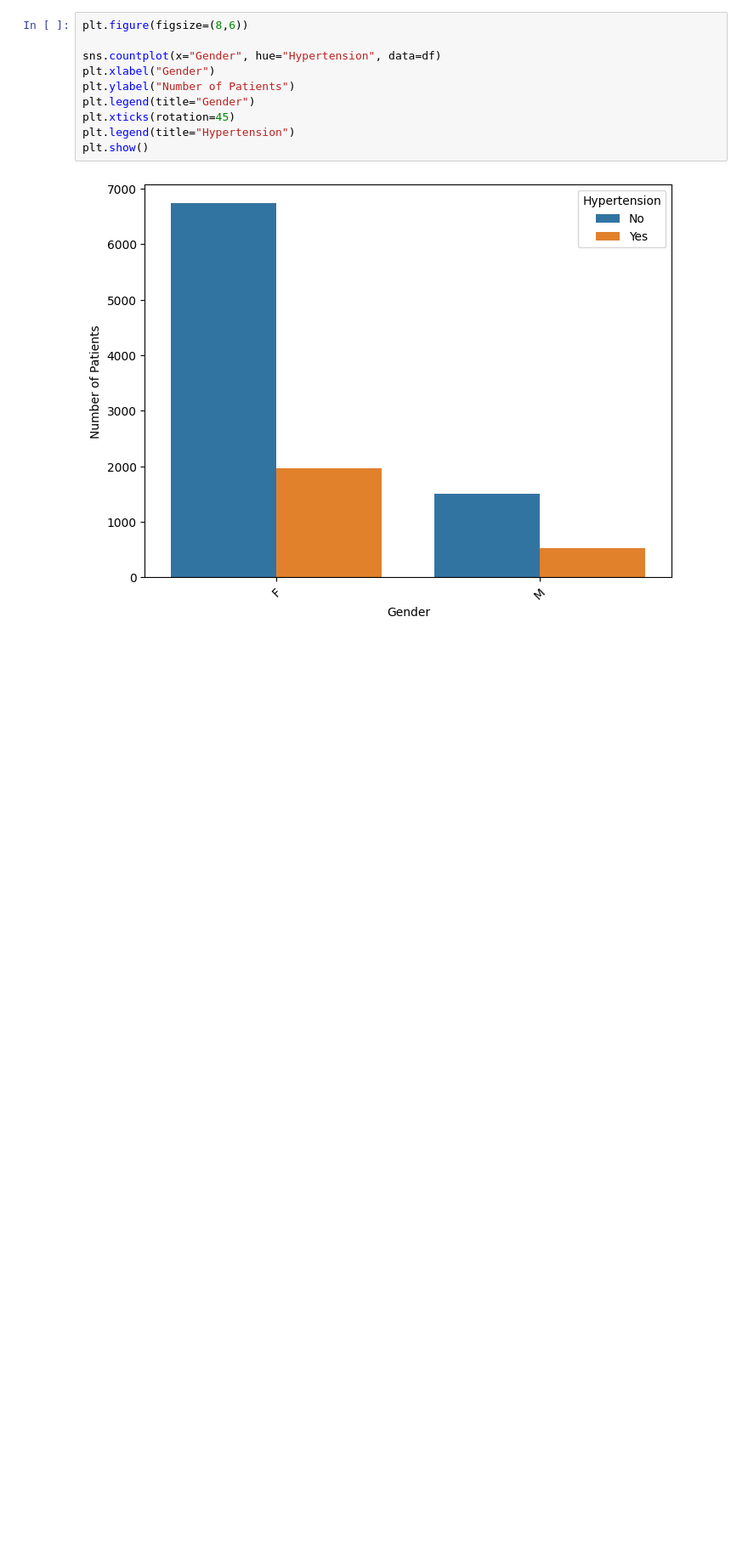
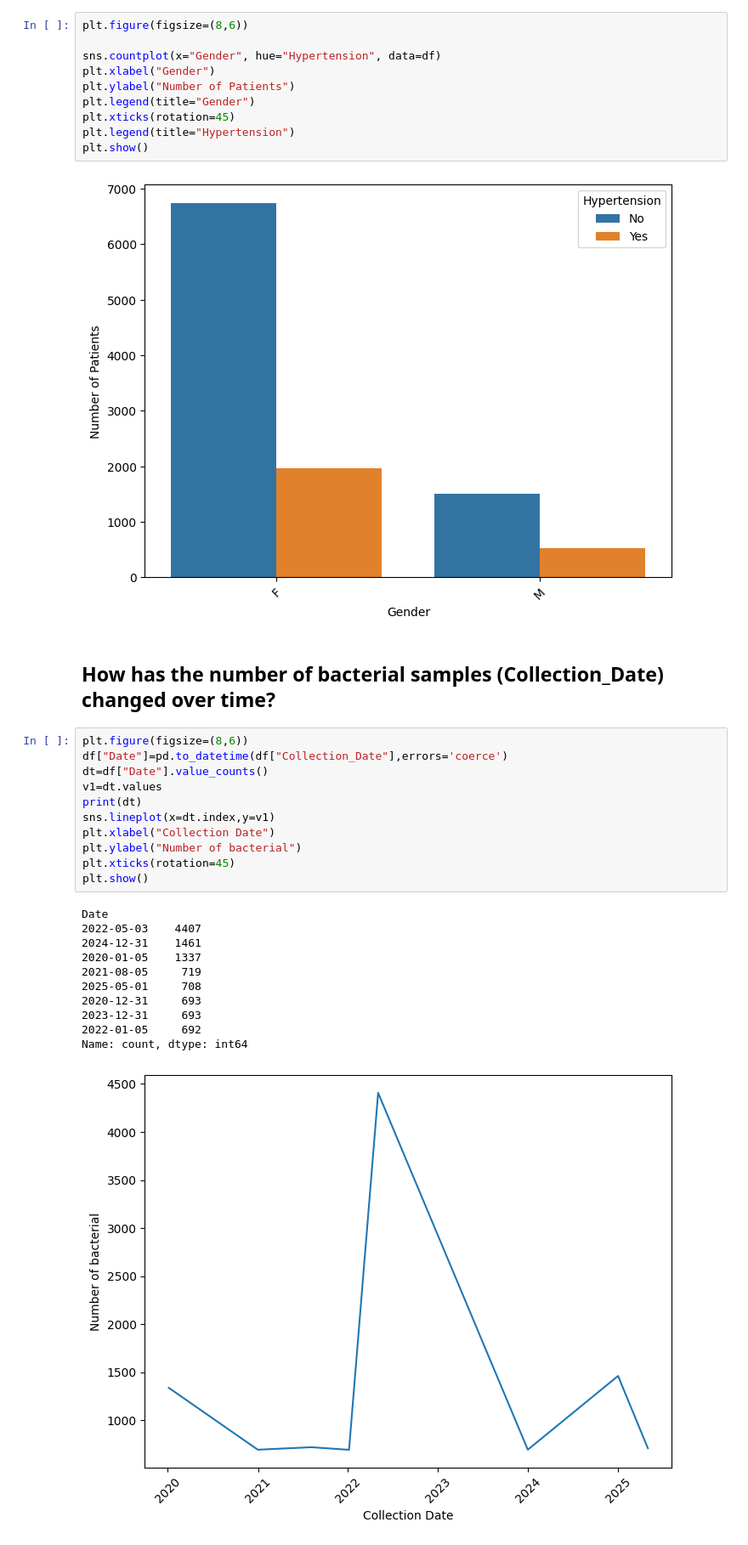
Before and after one commit to uzaifhassan/Bacteria_dataset_Multiresictance_Data_preprocessing, a Jupyter notebook: Bacteria_dataset_Multiresictance_Data_Visualization.ipynb, the cells around one changed output. Shown at 85% size. Saved outputs shown, nothing was run; the diff lists cells and outputs as text; blank space fills up the shorter version.

```diff
--- a/Bacteria_dataset_Multiresictance_Data_Visualization.ipynb
+++ b/Bacteria_dataset_Multiresictance_Data_Visualization.ipynb
@@ -195,3 +195,28 @@ plt.legend(title="Hypertension")
 plt.show()
 # %% [output]
 [figure]
+# %% [markdown]
+## How has the number of bacterial samples (Collection_Date) changed over time?
+# %%
+plt.figure(figsize=(8,6))
+df["Date"]=pd.to_datetime(df["Collection_Date"],errors='coerce')
+dt=df["Date"].value_counts()
+v1=dt.values
+print(dt)
+sns.lineplot(x=dt.index,y=v1)
+plt.xlabel("Collection Date")
+plt.ylabel("Number of bacterial")
+plt.xticks(rotation=45)
+plt.show()
+# %% [output]
+Date
+2022-05-03    4407
+2024-12-31    1461
+2020-01-05    1337
+2021-08-05     719
+2025-05-01     708
+2020-12-31     693
+2023-12-31     693
+2022-01-05     692
+Name: count, dtype: int64
+[figure, added]
```
